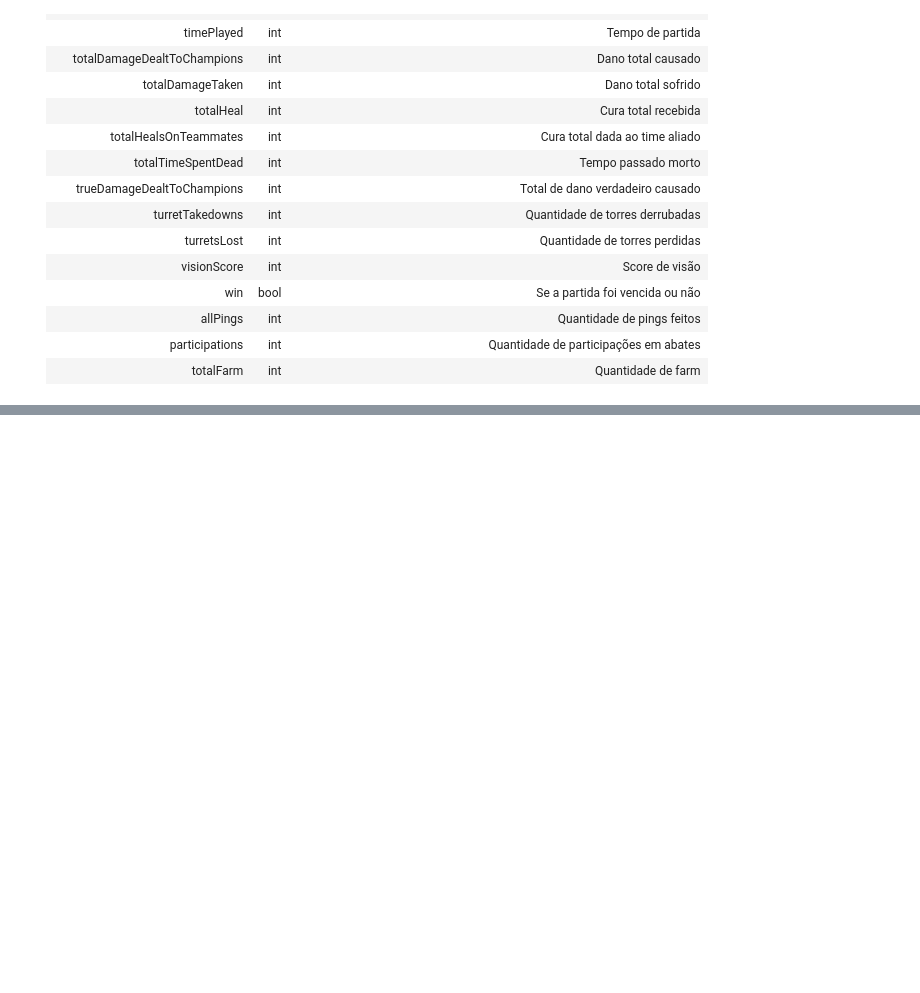
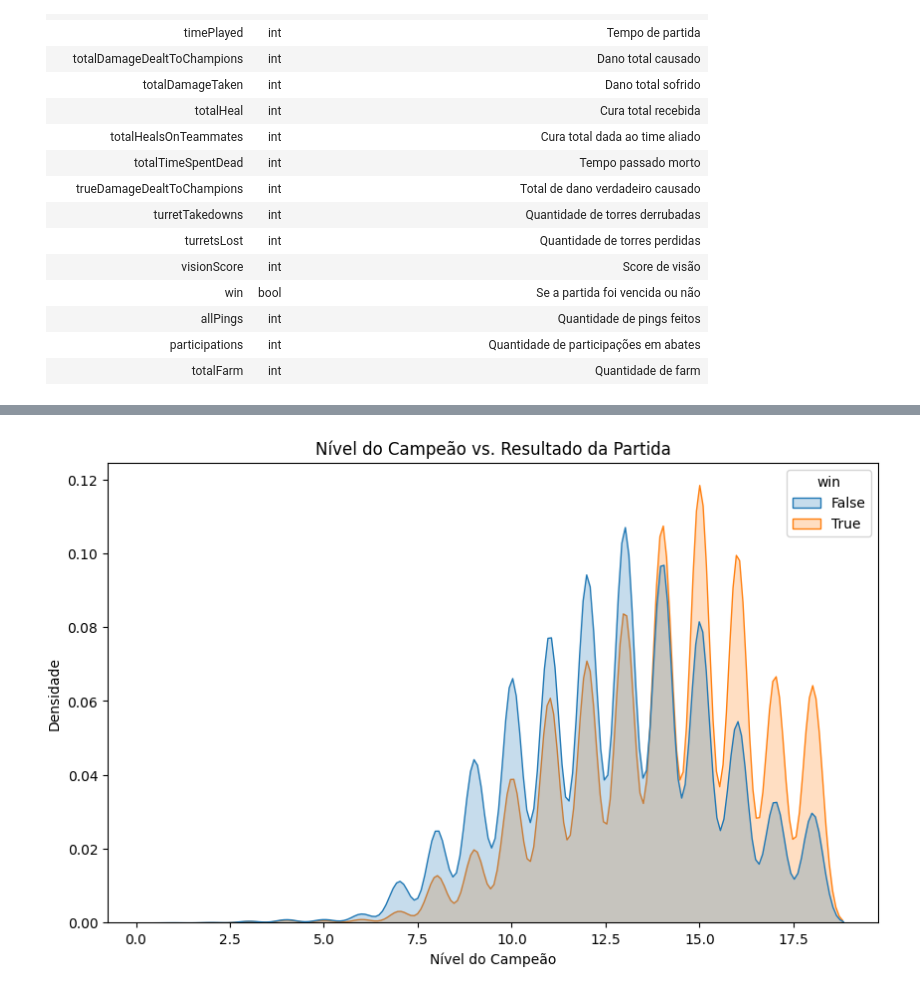
Before and after one commit to shadyrajab/predict-lol-match, a Jupyter notebook: mineracao.ipynb, the cells around one changed output, grey strips where cells are left out. Cells and saved outputs as stored; diff of their text form; code cells hidden in the pictures; blank space fills up the shorter version.

```diff
--- a/mineracao.ipynb
+++ b/mineracao.ipynb
@@ -403,0 +415,9 @@ Com todas as limpezas que fizemos, conseguimos reduzir a quantidade de colunas d
+# %%
+plt.figure(figsize=(10, 6))
+sns.kdeplot(data=matchs, x='champLevel', hue='win', fill=True)
+plt.title('Nível do Campeão vs. Resultado da Partida')
+plt.xlabel('Nível do Campeão')
+plt.ylabel('Densidade')
+plt.show()
+# %% [output]
+[figure, added]
```
Also changed, not shown: parts of 4 cells of this notebook.
